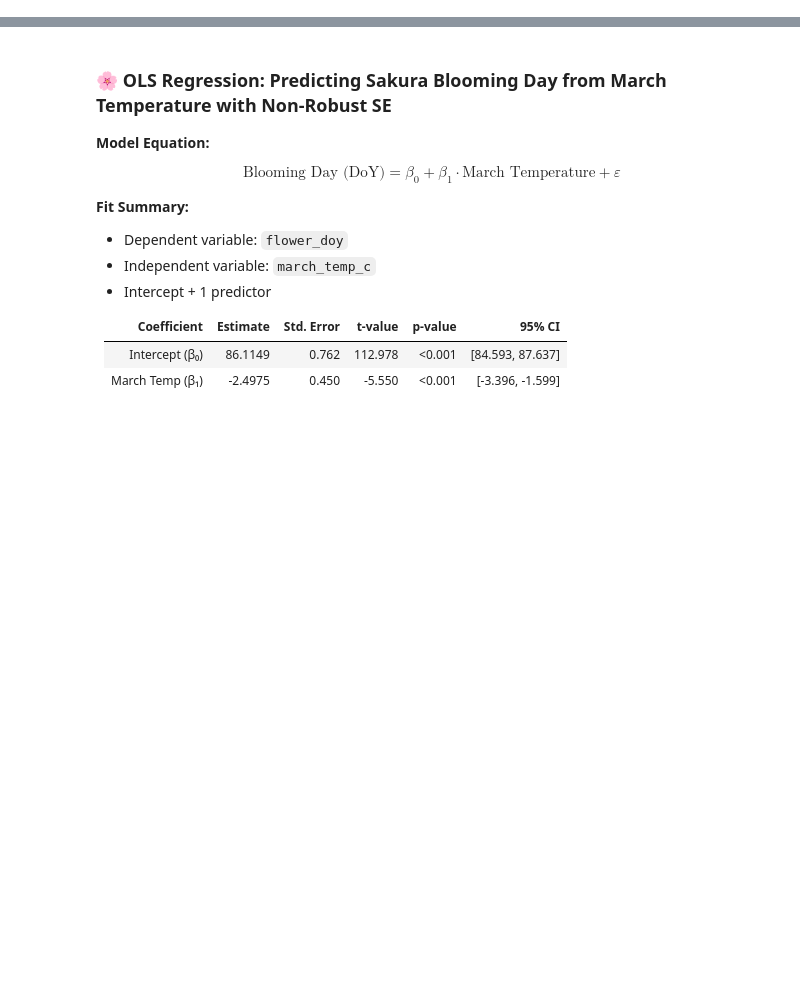
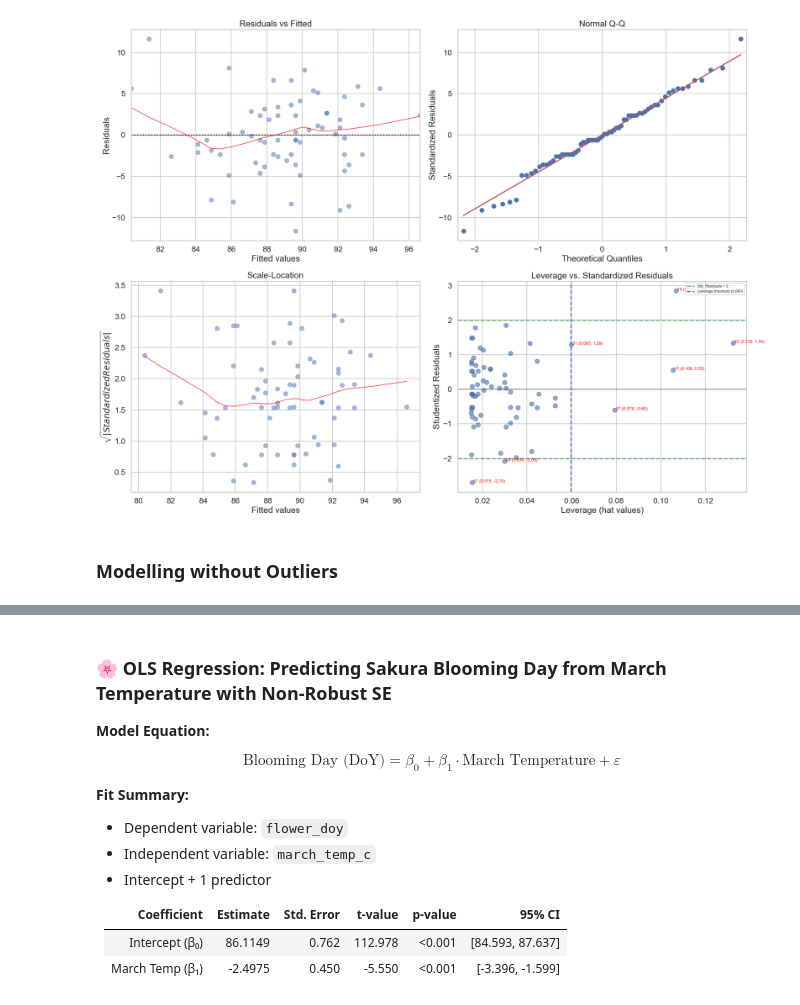
Before and after one commit to lcarnegie/sakura, a Jupyter notebook: scripts/04-model-data.ipynb, the cells around one changed output, grey strips where cells are left out. Drawn from its saved outputs; the diff is of its cells as text; code cells hidden in the pictures; blank space fills up the shorter version.

```diff
--- a/scripts/04-model-data.ipynb
+++ b/scripts/04-model-data.ipynb
@@ -127,0 +151,71 @@ R²:   -0.896
+# %%
+# Create diagnostic plots for the OLS model
+fig = plt.figure(figsize=(20, 15))
+
+# Residual vs Fitted Plot
+ax1 = fig.add_subplot(2, 2, 1)
+residuals = model_0.resid
+fitted = model_0.fittedvalues
+sns.residplot(x=fitted, y=residuals, lowess=True, scatter_kws={'alpha': 0.5}, line_kws={'color': 'red', 'lw': 1}, ax=ax1)
+ax1.set_title('Residuals vs Fitted')
+ax1.set_xlabel('Fitted values')
+ax1.set_ylabel('Residuals')
+ax1.axhline(y=0, color='k', linestyle='-', alpha=0.3)
+
+# QQ Plot for Normality
+ax2 = fig.add_subplot(2, 2, 2)
+qqplot(model_0.resid, line='s', ax=ax2)
+ax2.set_title('Normal Q-Q')
+ax2.set_xlabel('Theoretical Quantiles')
+ax2.set_ylabel('Standardized Residuals')
+
+# Scale-Location Plot (Square root of absolute residuals vs fitted)
+ax3 = fig.add_subplot(2, 2, 3)
+sqrt_abs_resid = np.sqrt(np.abs(residuals))
+sns.regplot(x=fitted, y=sqrt_abs_resid, lowess=True, scatter_kws={'alpha': 0.5}, line_kws={'color': 'red', 'lw': 1}, ax=ax3)
+ax3.set_title('Scale-Location')
+ax3.set_xlabel('Fitted values')
+ax3.set_ylabel('$\\sqrt{|Standardized Residuals|}$')
+
+plt.tight_layout()
+
+# Leverage vs. Standardized Residuals
+ax4 = fig.add_subplot(2, 2, 4)
+infl = model_0.get_influence()
+hatvals = infl.hat_matrix_diag
+stud_resid = infl.resid_studentized_external
+
+# Determine leverage threshold
+p = len(model_0.params)  # number of parameters
+leverage_threshold = 2 * p / len(hatvals)
+
+# Plot points
+ax4.scatter(hatvals, stud_resid, alpha=0.6)
+ax4.axhline(y=0, color='k', linestyle='-', alpha=0.3)
+
+# Add reference lines
+ax4.axhline(y=2, color='g', linestyle='--', label='Std. Residuals = 2')
+ax4.axhline(y=-2, color='g', linestyle='--')
+ax4.axvline(x=leverage_threshold, color='b', linestyle='--',
+           label=f'Leverage threshold ({leverage_threshold:.3f})')
+
+# Highlight and label influential points (leverage > threshold or std. residuals > 2)
+influential_points = []
+for i in range(len(hatvals)):
+    if (abs(stud_resid[i]) > 2) or (hatvals[i] > leverage_threshold):
+        ax4.text(hatvals[i], stud_resid[i],
+                f" {i} ({hatvals[i]:.3f}, {stud_resid[i]:.2f})",
+                fontsize=9, color="red")
+        influential_points.append(i)
+
+ax4.set_title('Leverage vs. Standardized Residuals')
+ax4.set_xlabel('Leverage (hat values)')
+ax4.set_ylabel('Studentized Residuals')
+ax4.legend(loc='upper right', fontsize=8)
+
+plt.tight_layout()
+plt.show()
+# %% [output]
+[figure, added]
+# %% [markdown]
+### Modelling without Outliers
```
Also changed, not shown: parts of 15 cells of this notebook, 2 other files.
